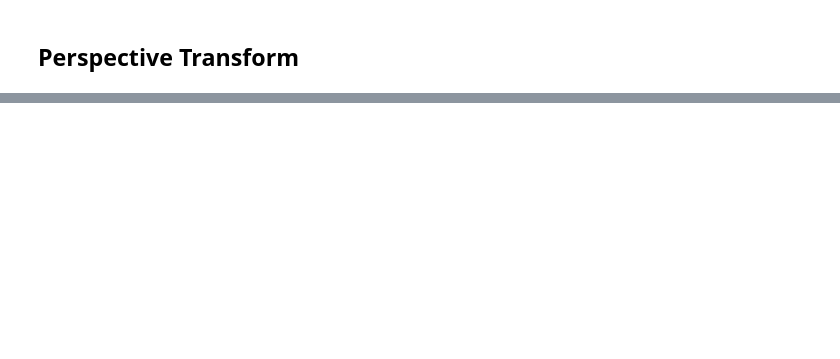
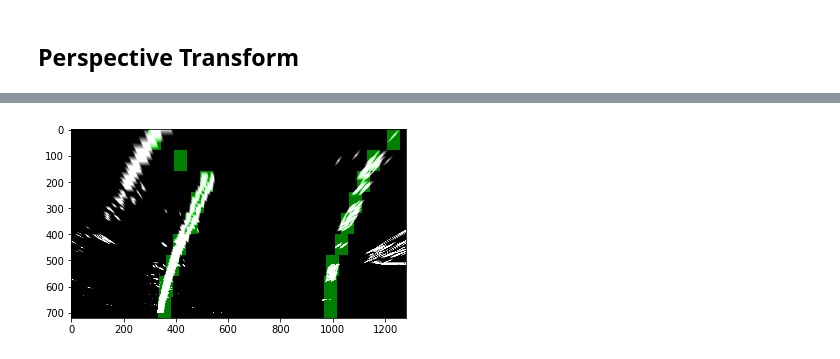
Before and after one commit to ruithumbup/CarND-Advanced-Lane-Lines, a Jupyter notebook: Advanced_Lane_Finding.ipynb, the cells around one changed output, grey strips where cells are left out. Saved outputs shown, nothing was run; the diff lists cells and outputs as text; code cells hidden in the pictures; blank space fills up the shorter version.

Commit message:
implement lane curvature detection

```diff
--- a/Advanced_Lane_Finding.ipynb
+++ b/Advanced_Lane_Finding.ipynb
@@ -143,0 +256,21 @@ for img_path in test_images:
+# %%
+# window settings
+window_width = 50
+window_height = 80 # Break image into 9 vertical layers since image height is 720
+margin = 100 # How much to slide left and right for searching
+
+# Do lane finding
+for img_path in test_images:
+    img = cv2.imread(input_path + img_path)
+    undist_img = undistort_image(img, mtx, dist)
+    th_undist_img = threshold_image(undist_img)
+    warp_img, _ = perspective_trans(th_undist_img, src, dst)
+    window_centroids = find_window_centroids(warp_img, window_width, window_height, margin)
+    lane_output = draw_lane_finding(warp_img, window_centroids)
+    # Display a binary image sample
+    plt.imshow(lane_output)
+
+    # Save binary image
+    cv2.imwrite(os.path.join(out_path, "lane_output_"+ img_path), lane_output)
+# %% [output]
+[figure, added]
```
Also changed, not shown: parts of 6 cells of this notebook, 1 other file.
